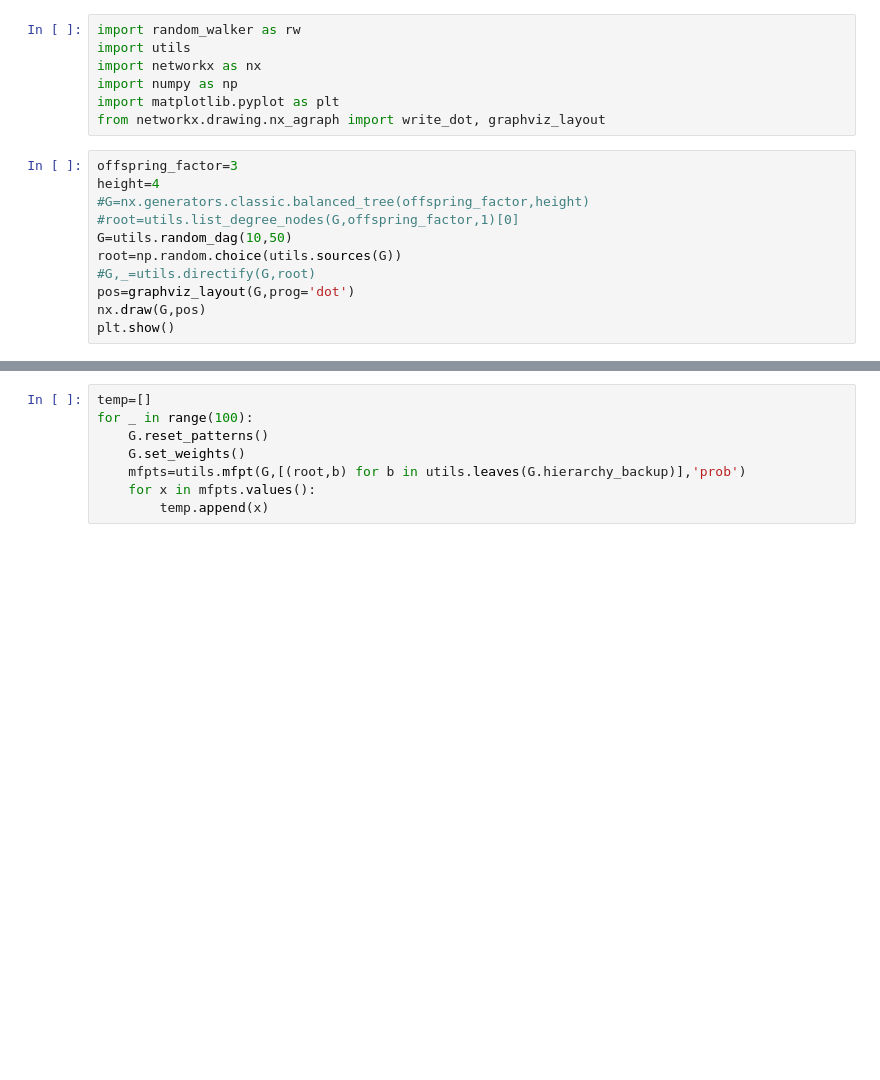
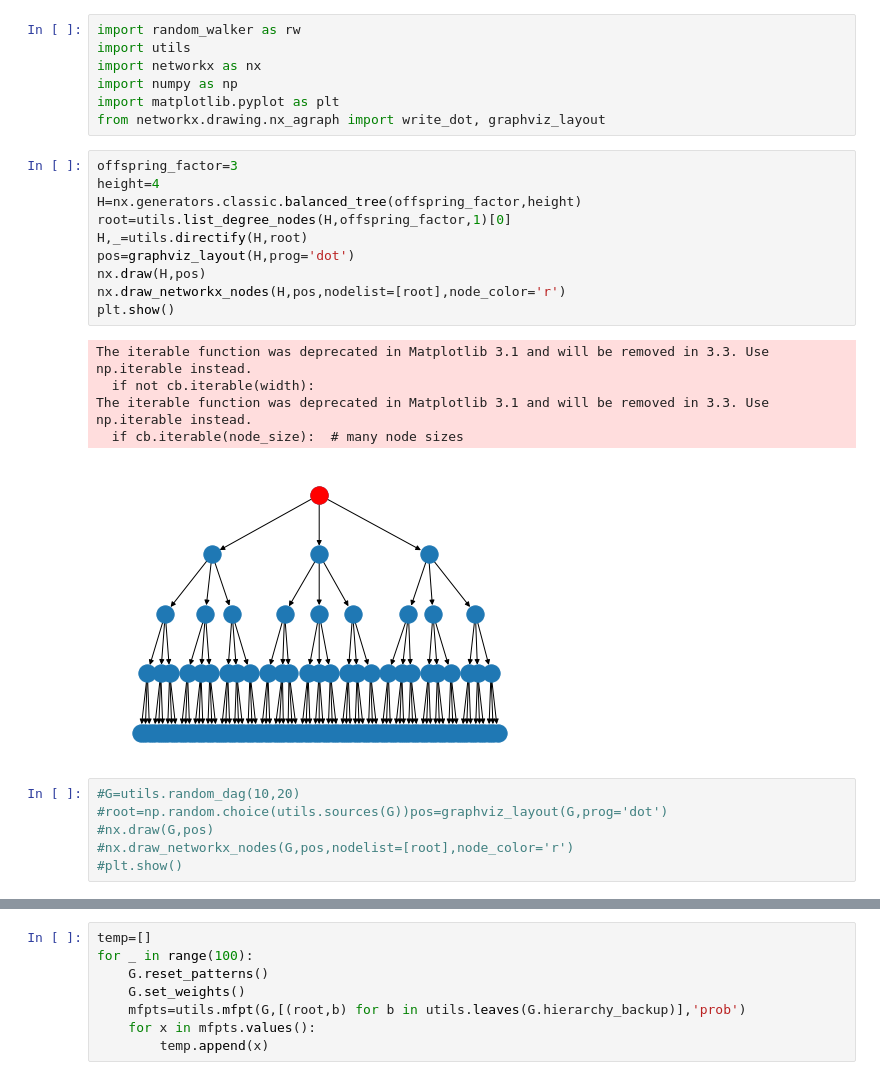
Before and after one commit to YPFoerster/pattern_walker, a Jupyter notebook: demonstrator.ipynb, the cells around one changed output, grey strips where cells are left out. Saved outputs shown, nothing was run; the diff lists cells and outputs as text; blank space fills up the shorter version.

```diff
--- a/demonstrator.ipynb
+++ b/demonstrator.ipynb
@@ -8,11 +8,22 @@ from networkx.drawing.nx_agraph import write_dot, graphviz_layout
 # %%
 offspring_factor=3
 height=4
-#G=nx.generators.classic.balanced_tree(offspring_factor,height)
-#root=utils.list_degree_nodes(G,offspring_factor,1)[0]
-G=utils.random_dag(10,50)
-root=np.random.choice(utils.sources(G))
-#G,_=utils.directify(G,root)
-pos=graphviz_layout(G,prog='dot')
-nx.draw(G,pos)
+H=nx.generators.classic.balanced_tree(offspring_factor,height)
+root=utils.list_degree_nodes(H,offspring_factor,1)[0]
+H,_=utils.directify(H,root)
+pos=graphviz_layout(H,prog='dot')
+nx.draw(H,pos)
+nx.draw_networkx_nodes(H,pos,nodelist=[root],node_color='r')
 plt.show()
+# %% [output]
+The iterable function was deprecated in Matplotlib 3.1 and will be removed in 3.3. Use np.iterable instead.
+  if not cb.iterable(width):
+The iterable function was deprecated in Matplotlib 3.1 and will be removed in 3.3. Use np.iterable instead.
+  if cb.iterable(node_size):  # many node sizes
+[figure, added]
+# %%
+#G=utils.random_dag(10,20)
+#root=np.random.choice(utils.sources(G))pos=graphviz_layout(G,prog='dot')
+#nx.draw(G,pos)
+#nx.draw_networkx_nodes(G,pos,nodelist=[root],node_color='r')
+#plt.show()
```
Also changed, not shown: parts of 6 cells of this notebook, 2 other files.
